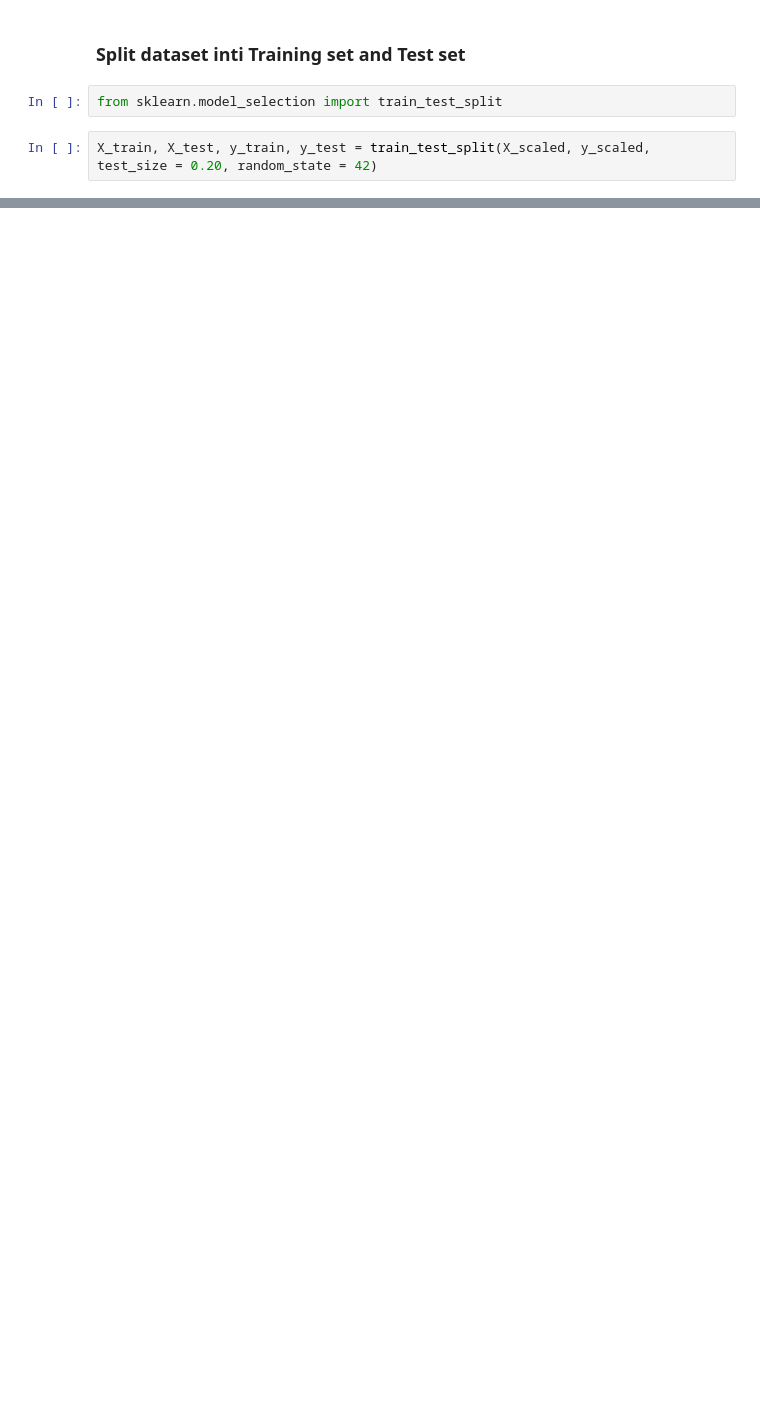
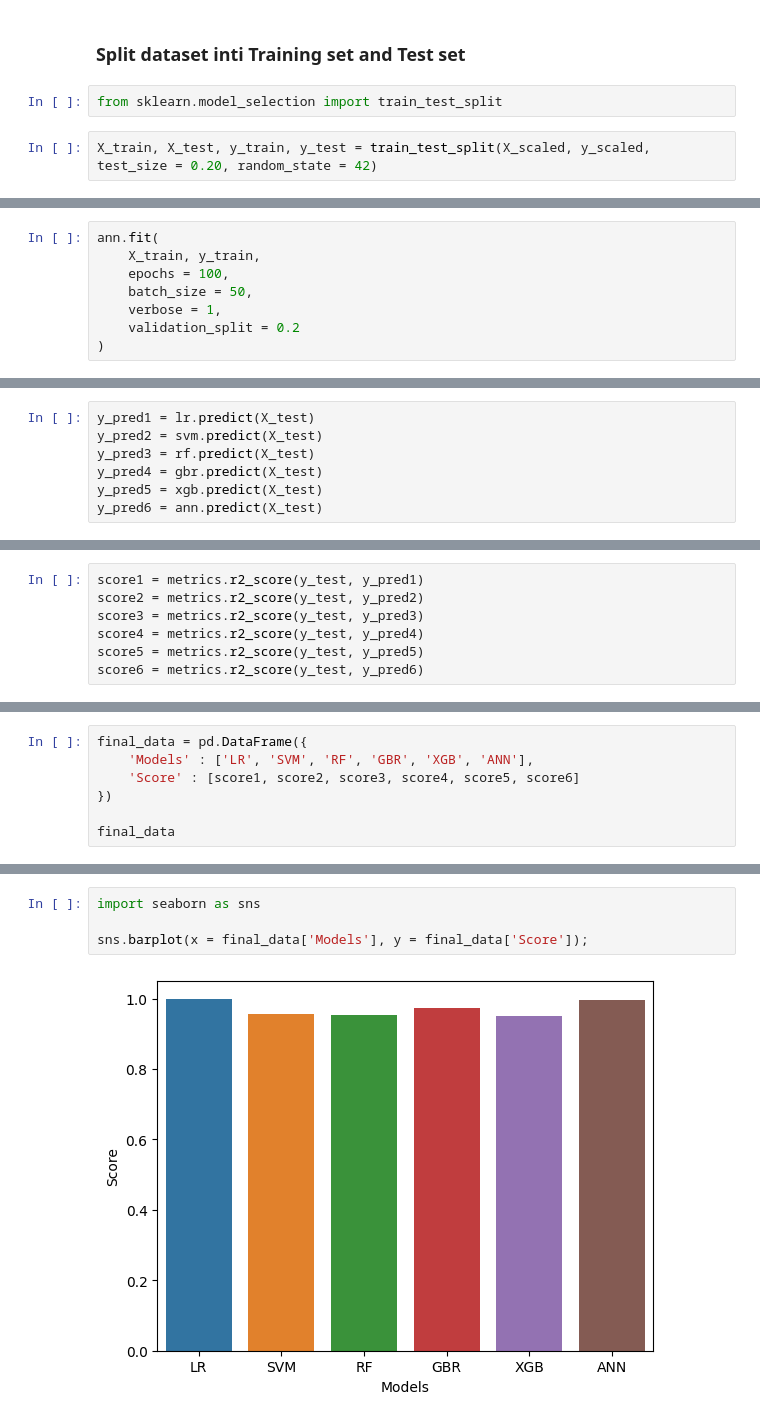
Before and after one commit to Edy-Mochamad/ML-ANN-CarPurchasing, a Jupyter notebook: car_purchasing.ipynb, the cells around one changed output, grey strips where cells are left out. Saved outputs shown, nothing was run; the diff lists cells and outputs as text; blank space fills up the shorter version.

```diff
--- a/car_purchasing.ipynb
+++ b/car_purchasing.ipynb
@@ -151,0 +220,8 @@ X_train, X_test, y_train, y_test = train_test_split(X_scaled, y_scaled, test_siz
+# %%
+ann.fit(
+    X_train, y_train,
+    epochs = 100,
+    batch_size = 50,
+    verbose = 1,
+    validation_split = 0.2
+)
@@ -151,0 +249,7 @@ X_train, X_test, y_train, y_test = train_test_split(X_scaled, y_scaled, test_siz
+# %%
+y_pred1 = lr.predict(X_test)
+y_pred2 = svm.predict(X_test)
+y_pred3 = rf.predict(X_test)
+y_pred4 = gbr.predict(X_test)
+y_pred5 = xgb.predict(X_test)
+y_pred6 = ann.predict(X_test)
@@ -151,0 +262,7 @@ X_train, X_test, y_train, y_test = train_test_split(X_scaled, y_scaled, test_siz
+# %%
+score1 = metrics.r2_score(y_test, y_pred1)
+score2 = metrics.r2_score(y_test, y_pred2)
+score3 = metrics.r2_score(y_test, y_pred3)
+score4 = metrics.r2_score(y_test, y_pred4)
+score5 = metrics.r2_score(y_test, y_pred5)
+score6 = metrics.r2_score(y_test, y_pred6)
@@ -151,0 +273,7 @@ X_train, X_test, y_train, y_test = train_test_split(X_scaled, y_scaled, test_siz
+# %%
+final_data = pd.DataFrame({
+    'Models' : ['LR', 'SVM', 'RF', 'GBR', 'XGB', 'ANN'],
+    'Score' : [score1, score2, score3, score4, score5, score6]
+})
+
+final_data
@@ -151,0 +288,6 @@ X_train, X_test, y_train, y_test = train_test_split(X_scaled, y_scaled, test_siz
+# %%
+import seaborn as sns
+
+sns.barplot(x = final_data['Models'], y = final_data['Score']);
+# %% [output]
+[figure, added]
```
Also changed, not shown: parts of 26 cells of this notebook.
